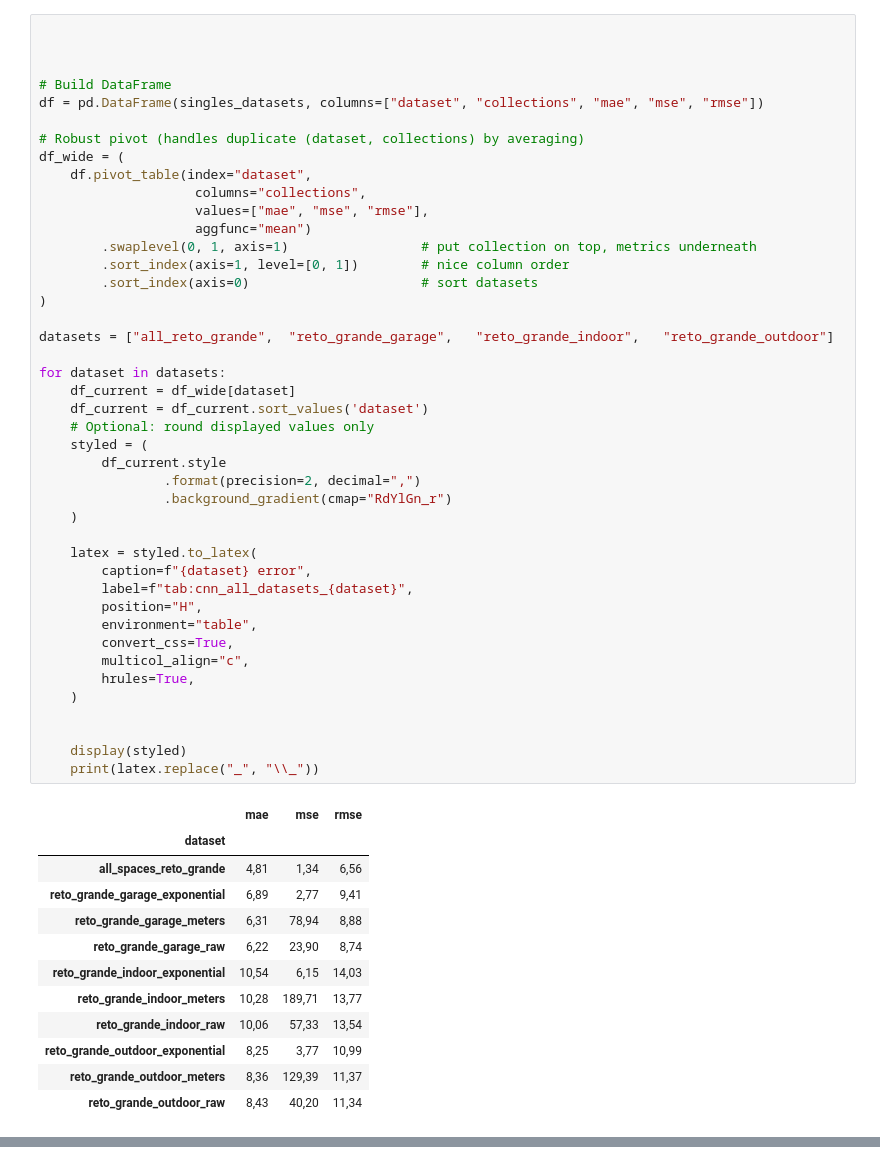
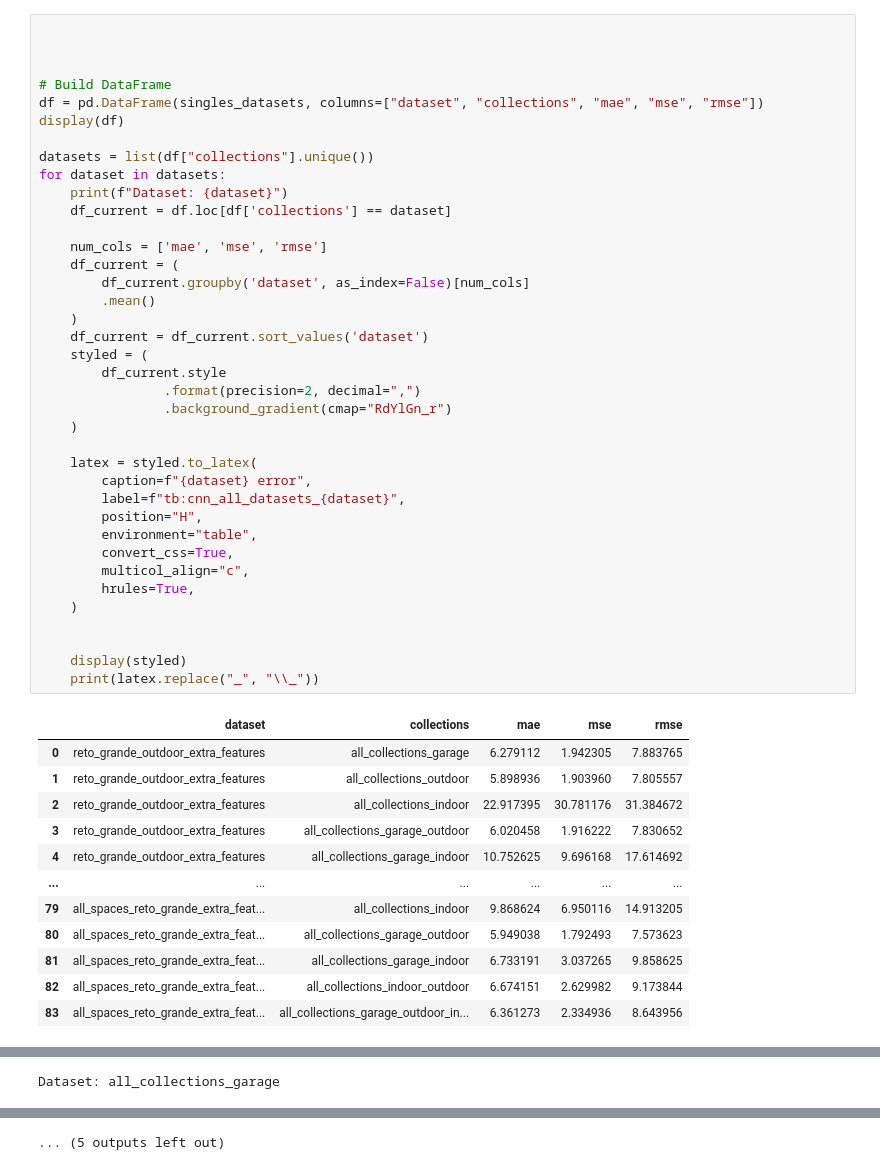
Before and after one commit to SantigBenites/WirelessLocation, a Jupyter notebook: validation/re_train_arch/CNN_model_validation.ipynb, the cells around one changed output, grey strips where cells are left out. Cells and saved outputs as stored; diff of their text form.

```diff
--- a/validation/re_train_arch/CNN_model_validation.ipynb
+++ b/validation/re_train_arch/CNN_model_validation.ipynb
@@ -445,56 +517,51 @@ collections &  &  &  &  &  \\
 # %%
 
 
 
 # Build DataFrame
 df = pd.DataFrame(singles_datasets, columns=["dataset", "collections", "mae", "mse", "rmse"])
+display(df)
 
-# Robust pivot (handles duplicate (dataset, collections) by averaging)
-df_wide = (
-    df.pivot_table(index="dataset",
-                    columns="collections",
-                    values=["mae", "mse", "rmse"],
-                    aggfunc="mean")
-        .swaplevel(0, 1, axis=1)                 # put collection on top, metrics underneath
-        .sort_index(axis=1, level=[0, 1])        # nice column order
-        .sort_index(axis=0)                      # sort datasets
-)
+datasets = list(df["collections"].unique())
+for dataset in datasets:
+    print(f"Dataset: {dataset}")
+    df_current = df.loc[df['collections'] == dataset]
 
-datasets = ["all_reto_grande",	"reto_grande_garage",	"reto_grande_indoor",	"reto_grande_outdoor"]
-
-for dataset in datasets:
-    df_current = df_wide[dataset]
+    num_cols = ['mae', 'mse', 'rmse']
+    df_current = (
+        df_current.groupby('dataset', as_index=False)[num_cols]
+        .mean()
+    )
     df_current = df_current.sort_values('dataset')
-    # Optional: round displayed values only
     styled = (
         df_current.style
                 .format(precision=2, decimal=",")
                 .background_gradient(cmap="RdYlGn_r")
     )
 
     latex = styled.to_latex(
         caption=f"{dataset} error",
-        label=f"tab:cnn_all_datasets_{dataset}",
+        label=f"tb:cnn_all_datasets_{dataset}",
         position="H",
         environment="table",
         convert_css=True,
         multicol_align="c",
         hrules=True,
     )
 
 
     display(styled)
     print(latex.replace("_", "\\_"))
 # %% [output]
-|  | mae | mse | rmse |
-| dataset |  |  |  |
-| all_spaces_reto_grande | 4,81 | 1,34 | 6,56 |
-| reto_grande_garage_exponential | 6,89 | 2,77 | 9,41 |
-| reto_grande_garage_meters | 6,31 | 78,94 | 8,88 |
-| reto_grande_garage_raw | 6,22 | 23,90 | 8,74 |
-| reto_grande_indoor_exponential | 10,54 | 6,15 | 14,03 |
-| reto_grande_indoor_meters | 10,28 | 189,71 | 13,77 |
-| reto_grande_indoor_raw | 10,06 | 57,33 | 13,54 |
-| reto_grande_outdoor_exponential | 8,25 | 3,77 | 10,99 |
-| reto_grande_outdoor_meters | 8,36 | 129,39 | 11,37 |
-| reto_grande_outdoor_raw | 8,43 | 40,20 | 11,34 |
+|  | dataset | collections | mae | mse | rmse |
+| 0 | reto_grande_outdoor_extra_features | all_collections_garage | 6.279112 | 1.942305 | 7.883765 |
+| 1 | reto_grande_outdoor_extra_features | all_collections_outdoor | 5.898936 | 1.903960 | 7.805557 |
+| 2 | reto_grande_outdoor_extra_features | all_collections_indoor | 22.917395 | 30.781176 | 31.384672 |
+| 3 | reto_grande_outdoor_extra_features | all_collections_garage_outdoor | 6.020458 | 1.916222 | 7.830652 |
+| 4 | reto_grande_outdoor_extra_features | all_collections_garage_indoor | 10.752625 | 9.696168 | 17.614692 |
+| ... | ... | ... | ... | ... | ... |
+| 79 | all_spaces_reto_grande_extra_feat... | all_collections_indoor | 9.868624 | 6.950116 | 14.913205 |
+| 80 | all_spaces_reto_grande_extra_feat... | all_collections_garage_outdoor | 5.949038 | 1.792493 | 7.573623 |
+| 81 | all_spaces_reto_grande_extra_feat... | all_collections_garage_indoor | 6.733191 | 3.037265 | 9.858625 |
+| 82 | all_spaces_reto_grande_extra_feat... | all_collections_indoor_outdoor | 6.674151 | 2.629982 | 9.173844 |
+| 83 | all_spaces_reto_grande_extra_feat... | all_collections_garage_outdoor_in... | 6.361273 | 2.334936 | 8.643956 |
@@ -517,0 +569 @@ reto\_grande\_outdoor\_raw & {\cellcolor[HTML]{FED07E}} \color[HTML]{000000} 8,4
+Dataset: all_collections_garage
@@ -604,0 +659 @@ reto\_grande\_outdoor\_raw & {\cellcolor[HTML]{026C39}} \color[HTML]{F1F1F1} 3,4
+... (5 outputs left out)
```
Also changed, not shown: parts of 10 cells of this notebook, 5 other files.
